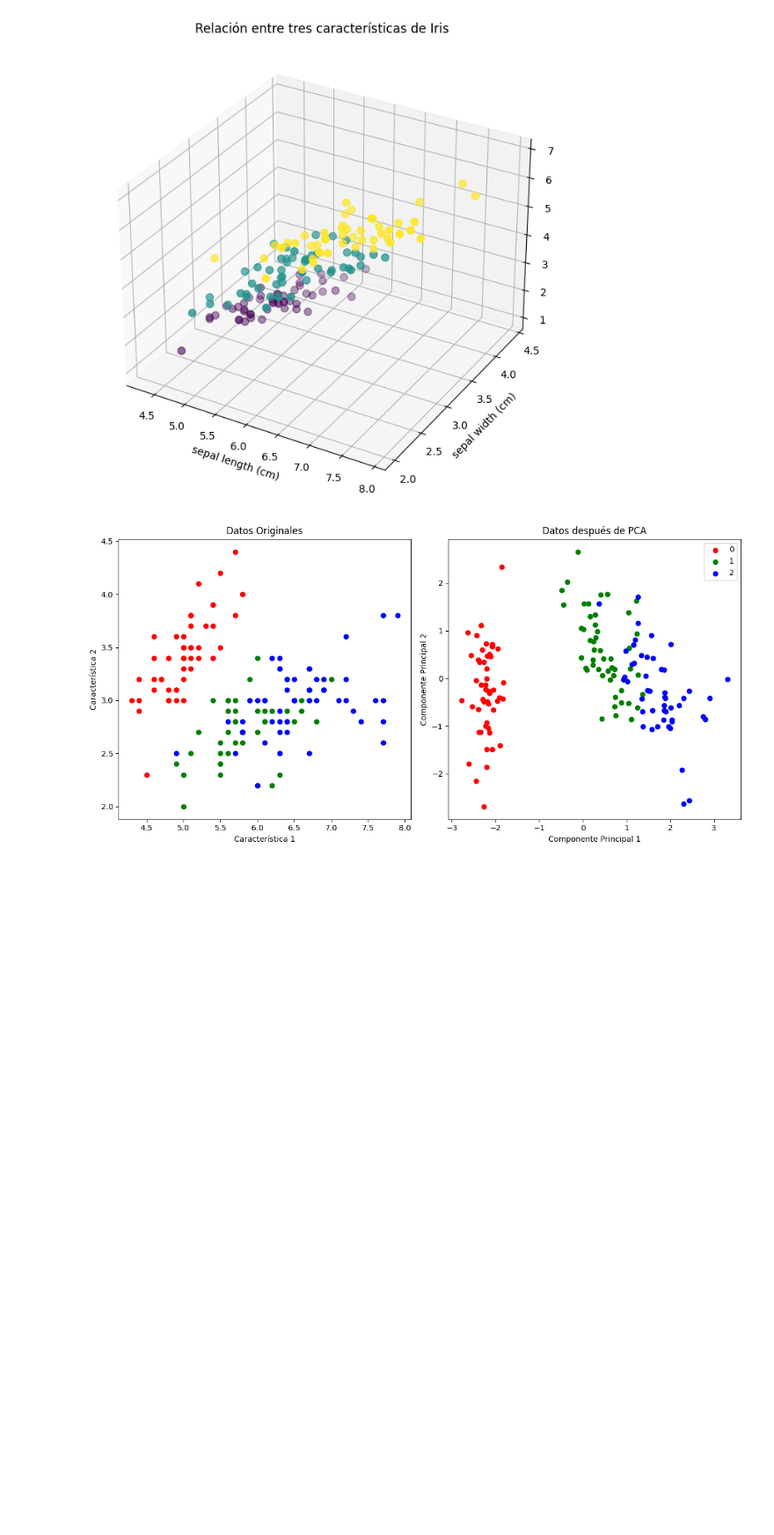
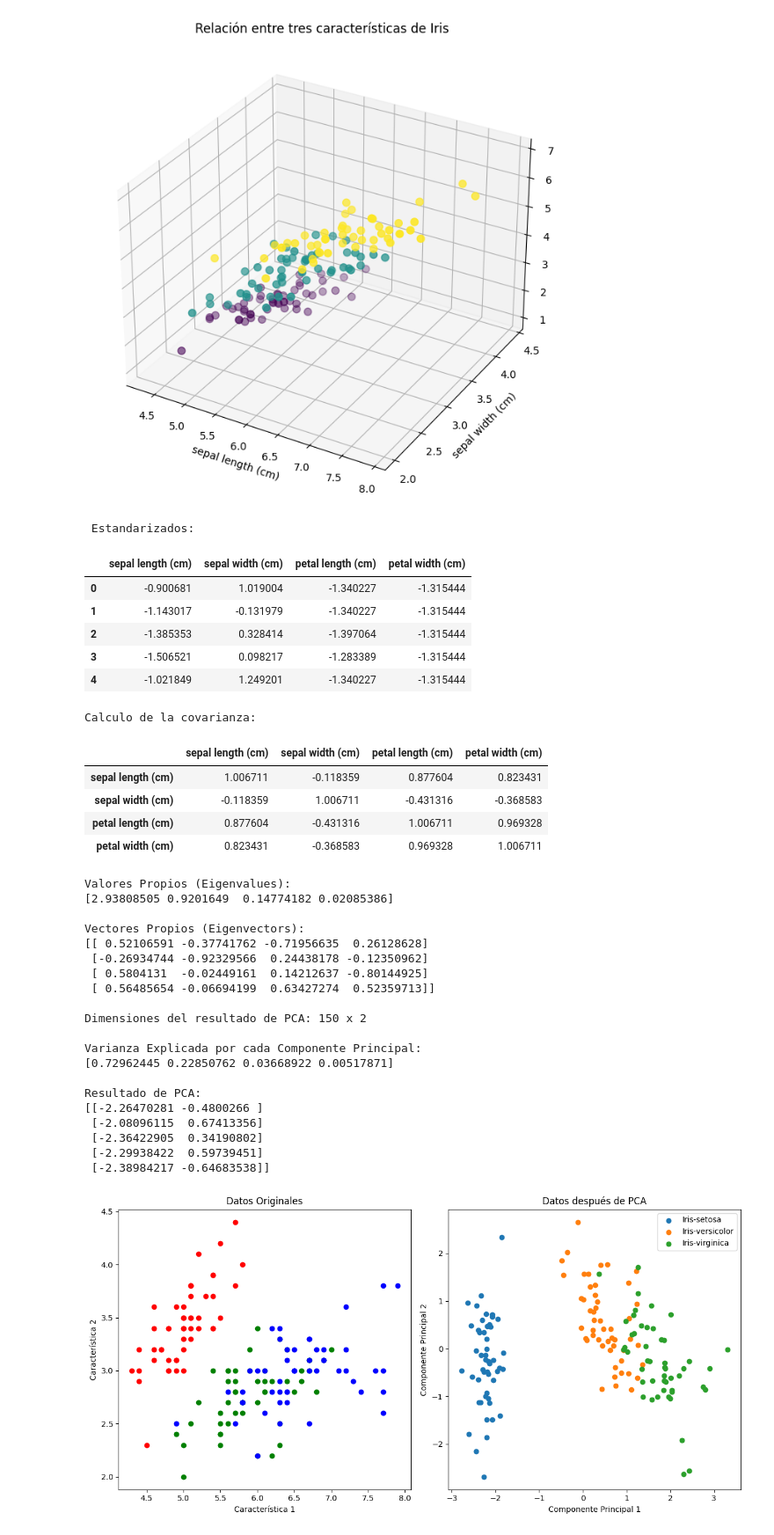
Before and after one commit to DiegoCastr00/Machine_Learning, a Jupyter notebook: Practica_3_PCA/iris.ipynb, the cells around one changed output. Shown at 88% size. Saved outputs shown, nothing was run; the diff lists cells and outputs as text; code cells hidden in the pictures; blank space fills up the shorter version.

```diff
--- a/Practica_3_PCA/iris.ipynb
+++ b/Practica_3_PCA/iris.ipynb
@@ -74,13 +72,14 @@ plt.show()
 # %% [output]
 [figure]
 # %%
+
 import numpy as np
 import pandas as pd
 import matplotlib.pyplot as plt
-from sklearn.datasets import load_iris
 from sklearn.preprocessing import StandardScaler
 
 # Cargar el conjunto de datos Iris
+from sklearn.datasets import load_iris
 iris = load_iris()
 X = iris.data
 y = iris.target
@@ -89,38 +88,98 @@ feature_names = iris.feature_names
 # Estandarizar los datos (opcional pero recomendado para PCA)
 scaler = StandardScaler()
 X_scaled = scaler.fit_transform(X)
+iris_scaled = pd.DataFrame(data=X_scaled, columns=feature_names)
+print("\n Estandarizados:")
+display(iris_scaled.head())
 
 # Visualizar los datos originales en un gráfico de dispersión en 2D
 plt.figure(figsize=(12, 6))
 plt.subplot(1, 2, 1)
 for target, color in zip(np.unique(y), ['r', 'g', 'b']):
     indices_to_keep = y == target
     plt.scatter(X[indices_to_keep, 0], X[indices_to_keep, 1], c=color, label=target)
 plt.xlabel('Característica 1')
 plt.ylabel('Característica 2')
 plt.title('Datos Originales')
 
 # Aplicar PCA
 cov_matrix = np.cov(X_scaled, rowvar=False)
+iris_covmat = pd.DataFrame(data=cov_matrix, columns=iris.feature_names)
+iris_covmat.index = iris.feature_names
+print("\nCalculo de la covarianza:")
+display(iris_covmat)
+
 eigenvalues, eigenvectors = np.linalg.eig(cov_matrix)
+print("Valores Propios (Eigenvalues):")
+print(eigenvalues)
+print("\nVectores Propios (Eigenvectors):")
+print(eigenvectors)
+
 sorted_indices = np.argsort(eigenvalues)[::-1]
 eigenvalues = eigenvalues[sorted_indices]
 eigenvectors = eigenvectors[:, sorted_indices]
 num_components = 2
 top_eigenvectors = eigenvectors[:, :num_components]
 X_pca = X_scaled.dot(top_eigenvectors)
 
-# Visualizar los datos después de aplicar PCA en un gráfico de dispersión en 2D
+# Obtener la dimensión de X_pca
+num_filas, num_columnas = X_pca.shape
+print("\nDimensiones del resultado de PCA:", num_filas, "x", num_columnas)
+
+
+# Calcular la varianza explicada
+explained_variance_ratio = eigenvalues / np.sum(eigenvalues)
+print("\nVarianza Explicada por cada Componente Principal:")
+print(explained_variance_ratio)
+
+print("\nResultado de PCA:")
+print(X_pca[:5, :])
+
+
+class_mapping = {0: 'Iris-setosa', 1: 'Iris-versicolor', 2: 'Iris-virginica'}
 plt.subplot(1, 2, 2)
-for target, color in zip(np.unique(y), ['r', 'g', 'b']):
+for target in np.unique(y):
     indices_to_keep = y == target
-    plt.scatter(X_pca[indices_to_keep, 0], X_pca[indices_to_keep, 1], c=color, label=target)
+    plt.scatter(X_pca[indices_to_keep, 0], X_pca[indices_to_keep, 1], label=class_mapping[target])
+
 plt.xlabel('Componente Principal 1')
 plt.ylabel('Componente Principal 2')
 plt.title('Datos después de PCA')
-
 plt.legend()
 plt.tight_layout()
 plt.show()
 # %% [output]
+ Estandarizados:
+|  | sepal length (cm) | sepal width (cm) | petal length (cm) | petal width (cm) |
+| 0 | -0.900681 | 1.019004 | -1.340227 | -1.315444 |
+| 1 | -1.143017 | -0.131979 | -1.340227 | -1.315444 |
+| 2 | -1.385353 | 0.328414 | -1.397064 | -1.315444 |
+| 3 | -1.506521 | 0.098217 | -1.283389 | -1.315444 |
+| 4 | -1.021849 | 1.249201 | -1.340227 | -1.315444 |
+Calculo de la covarianza:
+|  | sepal length (cm) | sepal width (cm) | petal length (cm) | petal width (cm) |
+| sepal length (cm) | 1.006711 | -0.118359 | 0.877604 | 0.823431 |
+| sepal width (cm) | -0.118359 | 1.006711 | -0.431316 | -0.368583 |
+| petal length (cm) | 0.877604 | -0.431316 | 1.006711 | 0.969328 |
+| petal width (cm) | 0.823431 | -0.368583 | 0.969328 | 1.006711 |
+Valores Propios (Eigenvalues):
+[2.93808505 0.9201649  0.14774182 0.02085386]
+
+Vectores Propios (Eigenvectors):
+[[ 0.52106591 -0.37741762 -0.71956635  0.26128628]
+ [-0.26934744 -0.92329566  0.24438178 -0.12350962]
+ [ 0.5804131  -0.02449161  0.14212637 -0.80144925]
+ [ 0.56485654 -0.06694199  0.63427274  0.52359713]]
+
+Dimensiones del resultado de PCA: 150 x 2
+
+Varianza Explicada por cada Componente Principal:
+[0.72962445 0.22850762 0.03668922 0.00517871]
+
+Resultado de PCA:
+[[-2.26470281 -0.4800266 ]
+ [-2.08096115  0.67413356]
+ [-2.36422905  0.34190802]
+ [-2.29938422  0.59739451]
+ [-2.38984217 -0.64683538]]
-[figure, old version]
+[figure, new version]
```
Also changed, not shown: parts of 3 cells of this notebook, 1 other file.
